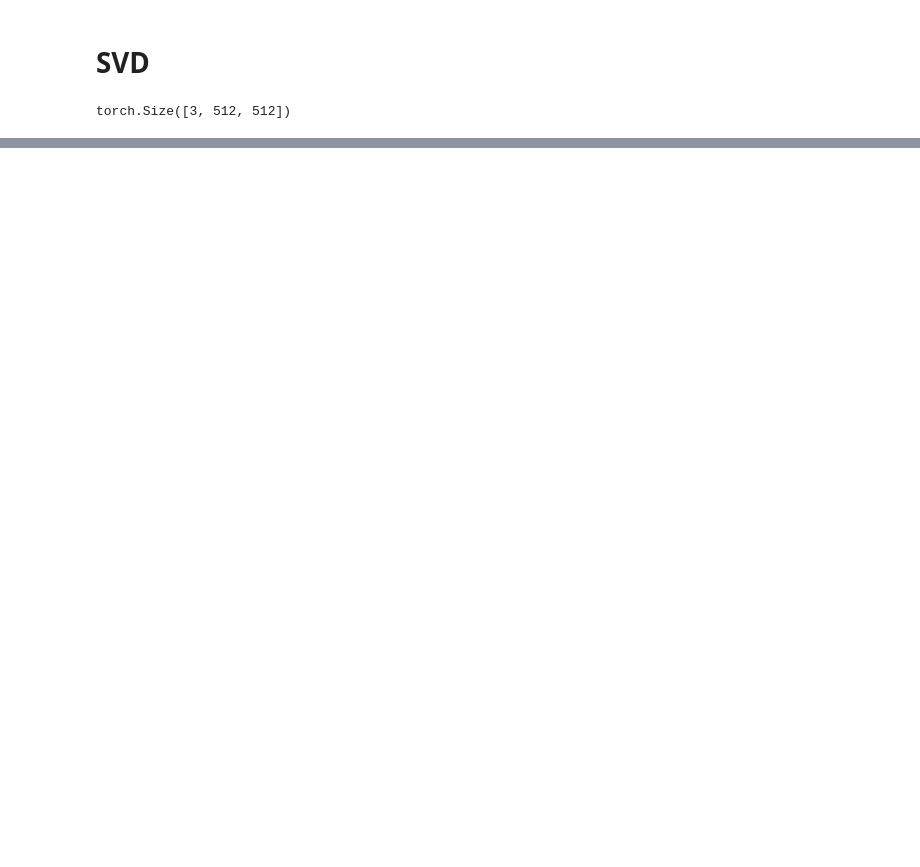
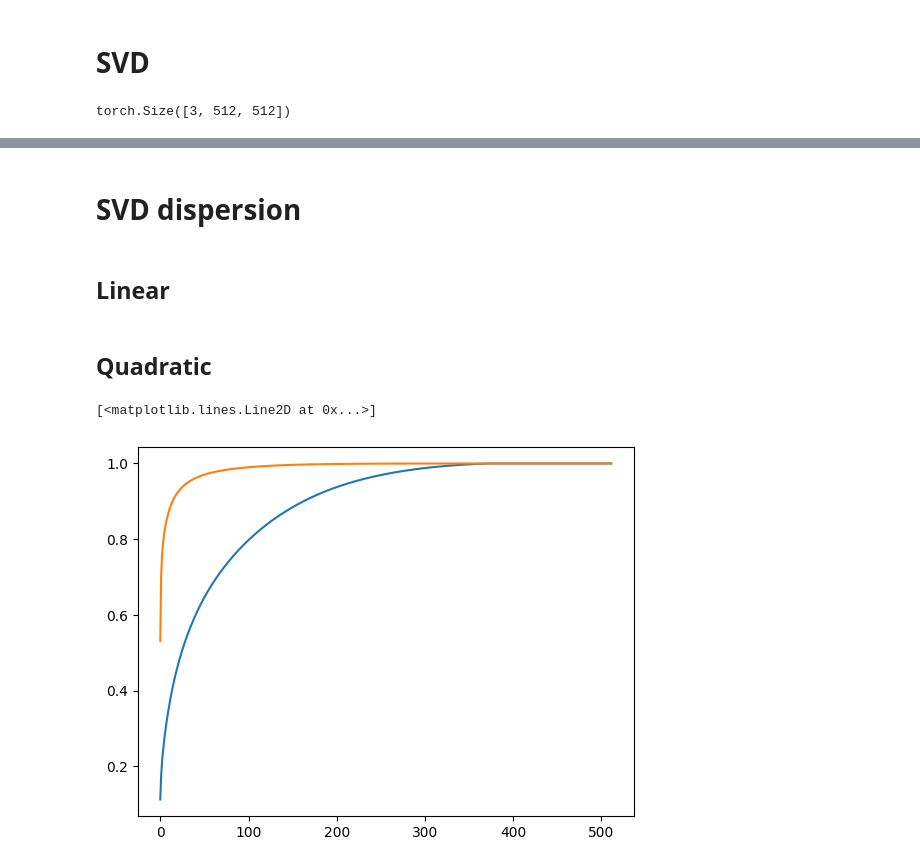
Before and after one commit to EgorProkopov/Sigma-Image-Tokenizer, a Jupyter notebook: notebooks/svd_visualize.ipynb, the cells around one changed output, grey strips where cells are left out. Cells and saved outputs as stored; diff of their text form; code cells hidden in the pictures; blank space fills up the shorter version.

```diff
--- a/notebooks/svd_visualize.ipynb
+++ b/notebooks/svd_visualize.ipynb
@@ -62,0 +85,2 @@ Clipping input data to the valid range for imshow with RGB data ([0..1] for floa
+# %% [markdown]
+# SVD dispersion
@@ -62,0 +90,29 @@ Clipping input data to the valid range for imshow with RGB data ([0..1] for floa
+# %% [markdown]
+## Linear
+# %%
+S_sum = S.sum(dim=0, keepdim=True)
+
+S_cumsum = torch.cumsum(S_sum, dim=1)
+total_sum = S_sum.sum()
+
+S_cumsum_norm = S_cumsum / total_sum
+# %%
+S_cumsum_norm_lin = S_cumsum_norm.squeeze().numpy()
+# %% [markdown]
+## Quadratic
+# %%
+S_squared = torch.square(S)
+S_squared = S_squared.sum(dim=0, keepdim=True)
+
+S_cumsum = torch.cumsum(S_squared, dim=1)
+total_sum = S_squared.sum()
+
+S_cumsum_norm = S_cumsum / total_sum
+# %%
+S_cumsum_norm_quad = S_cumsum_norm.squeeze().numpy()
+# %%
+plt.plot(S_cumsum_norm_lin)
+plt.plot(S_cumsum_norm_quad)
+# %% [output]
+[<matplotlib.lines.Line2D at 0x...>]
+[figure, added]
```
Also changed, not shown: parts of 11 cells of this notebook.
